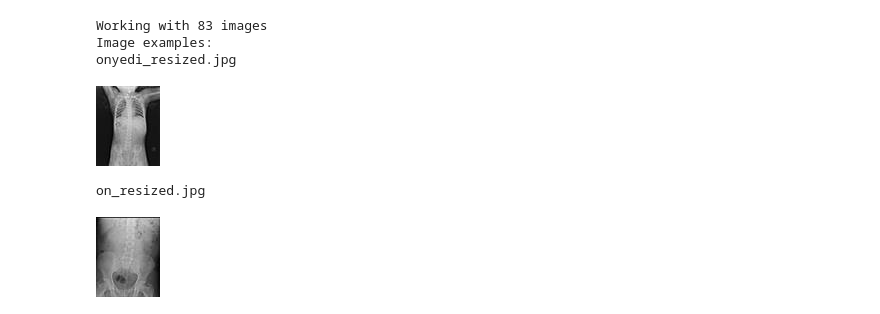
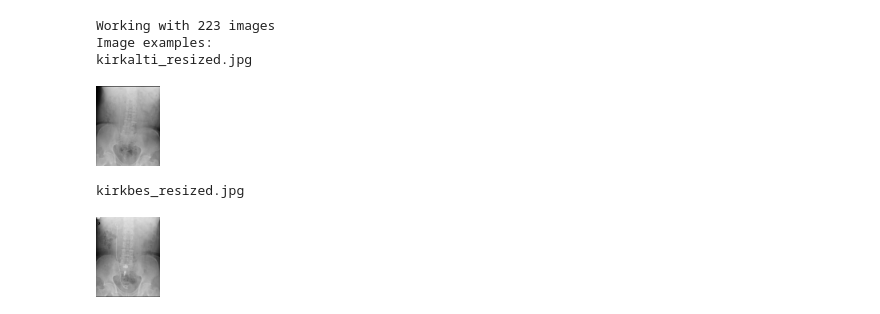
Before and after one commit to isilkarabeyaksakalli/kidneyStoneBinaryClassification, a Jupyter notebook: kaggle.com.ipynb, the cells around one changed output. Drawn from its saved outputs; the diff is of its cells as text; code cells hidden in the pictures.

```diff
--- a/kaggle.com.ipynb
+++ b/kaggle.com.ipynb
@@ -22,23 +22,23 @@ import numpy as np
 from time import time
 from time import sleep
 # %%
-folder = "../keras/grayscale"
+folder = "../keras/dataset"
 
 onlyfiles = [f for f in os.listdir(folder) if os.path.isfile(os.path.join(folder, f))]
 
 print("Working with {0} images".format(len(onlyfiles)))
 print("Image examples: ")
 
 for i in range(40, 42):
     print(onlyfiles[i])
     display(_Imgdis(filename=folder + "/" + onlyfiles[i], width=64, height=80))
 # %% [output]
-Working with 83 images
+Working with 223 images
 Image examples:
-onyedi_resized.jpg
+kirkalti_resized.jpg
-[figure, old version]
+[figure, new version]
-on_resized.jpg
+kirkbes_resized.jpg
-[figure, old version]
+[figure, new version]
 # %%
 from scipy import ndimage
 from keras.preprocessing.image import ImageDataGenerator, array_to_img, img_to_array, load_img
```
Also changed, not shown: parts of 5 cells of this notebook, 6 other files.
